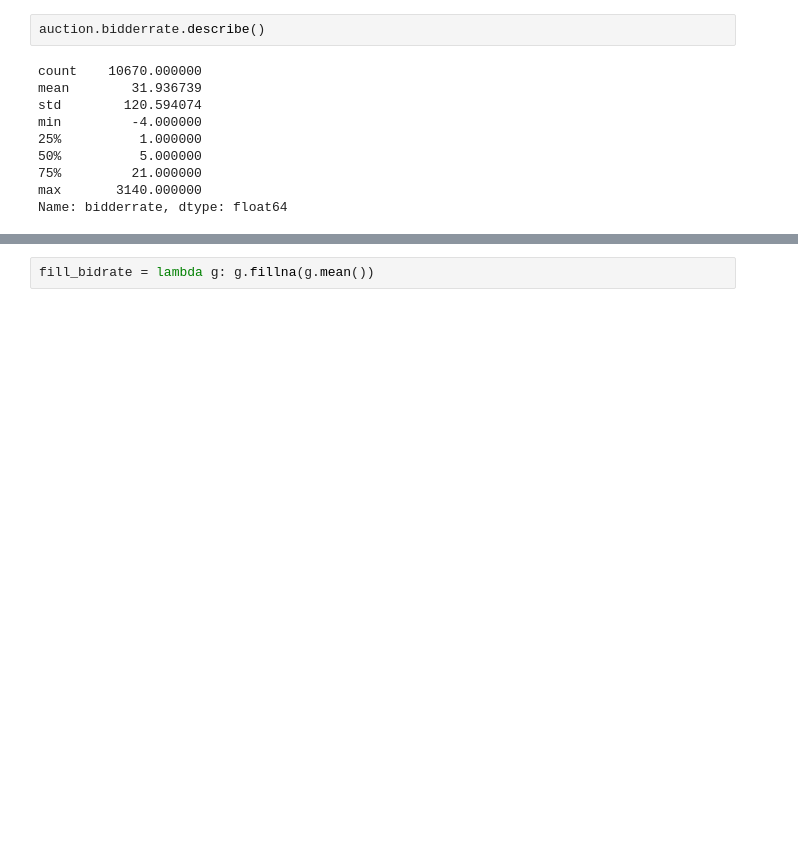
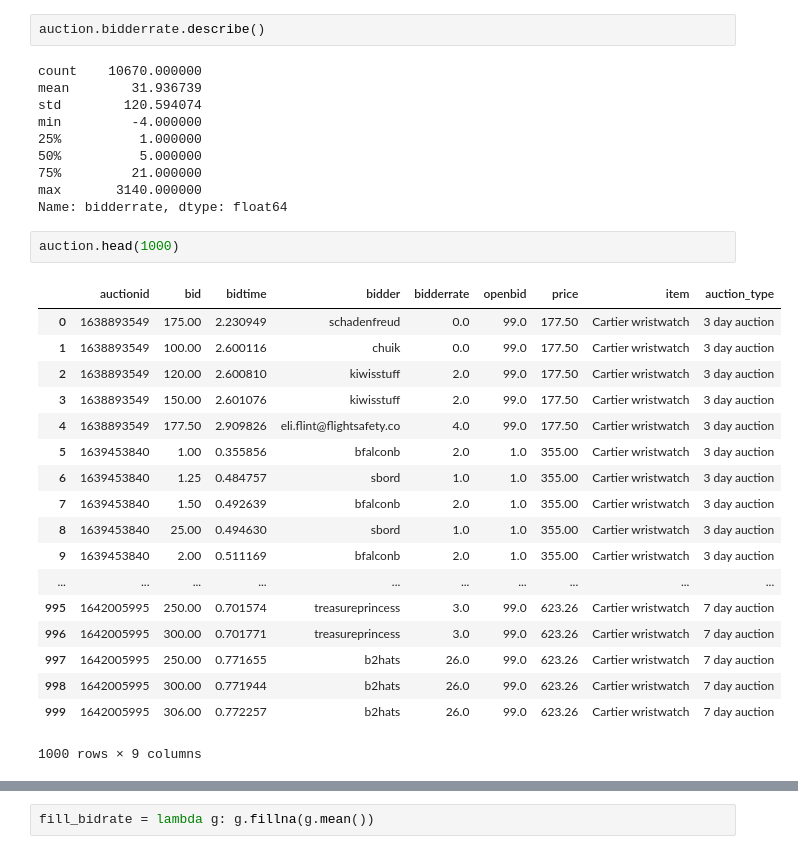
Before and after one commit to ayana-dawkins/04-linear-regression-intro, a Jupyter notebook: 04-01-groupby-solns.ipynb, the cells around one changed output, grey strips where cells are left out. Drawn from its saved outputs; the diff is of its cells as text; blank space fills up the shorter version.

```diff
--- a/04-01-groupby-solns.ipynb
+++ b/04-01-groupby-solns.ipynb
@@ -588,4 +700,25 @@ min         -4.000000
 75%         21.000000
 max       3140.000000
 Name: bidderrate, dtype: float64
+# %%
+auction.head(1000)
+# %% [output]
+|  | auctionid | bid | bidtime | bidder | bidderrate | openbid | price | item | auction_type |
+| 0 | 1638893549 | 175.00 | 2.230949 | schadenfreud | 0.0 | 99.0 | 177.50 | Cartier wristwatch | 3 day auction |
+| 1 | 1638893549 | 100.00 | 2.600116 | chuik | 0.0 | 99.0 | 177.50 | Cartier wristwatch | 3 day auction |
+| 2 | 1638893549 | 120.00 | 2.600810 | kiwisstuff | 2.0 | 99.0 | 177.50 | Cartier wristwatch | 3 day auction |
+| 3 | 1638893549 | 150.00 | 2.601076 | kiwisstuff | 2.0 | 99.0 | 177.50 | Cartier wristwatch | 3 day auction |
+| 4 | 1638893549 | 177.50 | 2.909826 | eli.flint@flightsafety.co | 4.0 | 99.0 | 177.50 | Cartier wristwatch | 3 day auction |
+| 5 | 1639453840 | 1.00 | 0.355856 | bfalconb | 2.0 | 1.0 | 355.00 | Cartier wristwatch | 3 day auction |
+| 6 | 1639453840 | 1.25 | 0.484757 | sbord | 1.0 | 1.0 | 355.00 | Cartier wristwatch | 3 day auction |
+| 7 | 1639453840 | 1.50 | 0.492639 | bfalconb | 2.0 | 1.0 | 355.00 | Cartier wristwatch | 3 day auction |
+| 8 | 1639453840 | 25.00 | 0.494630 | sbord | 1.0 | 1.0 | 355.00 | Cartier wristwatch | 3 day auction |
+| 9 | 1639453840 | 2.00 | 0.511169 | bfalconb | 2.0 | 1.0 | 355.00 | Cartier wristwatch | 3 day auction |
+| ... | ... | ... | ... | ... | ... | ... | ... | ... | ... |
+| 995 | 1642005995 | 250.00 | 0.701574 | treasureprincess | 3.0 | 99.0 | 623.26 | Cartier wristwatch | 7 day auction |
+| 996 | 1642005995 | 300.00 | 0.701771 | treasureprincess | 3.0 | 99.0 | 623.26 | Cartier wristwatch | 7 day auction |
+| 997 | 1642005995 | 250.00 | 0.771655 | b2hats | 26.0 | 99.0 | 623.26 | Cartier wristwatch | 7 day auction |
+| 998 | 1642005995 | 300.00 | 0.771944 | b2hats | 26.0 | 99.0 | 623.26 | Cartier wristwatch | 7 day auction |
+| 999 | 1642005995 | 306.00 | 0.772257 | b2hats | 26.0 | 99.0 | 623.26 | Cartier wristwatch | 7 day auction |
+1000 rows × 9 columns
 # %%
```
Also changed, not shown: parts of 29 cells of this notebook, 4 other files.
